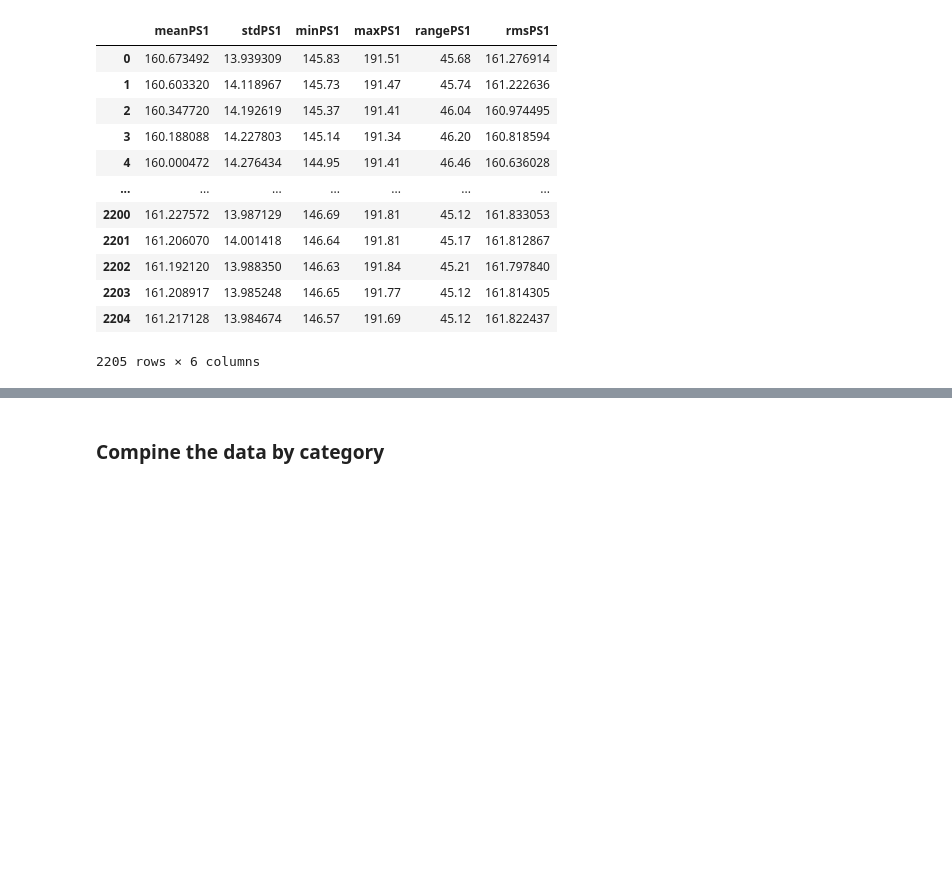
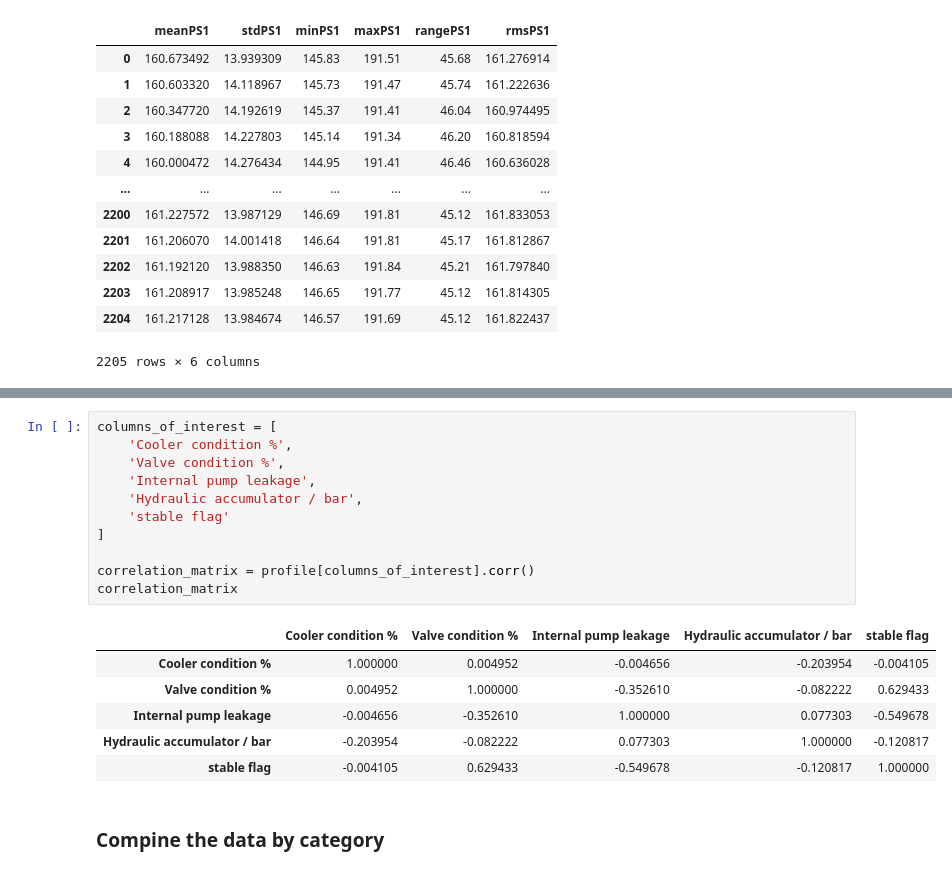
Before and after one commit to RealThanosP/pred-main-mod, a Jupyter notebook: Data_features_Dimitris.ipynb, the cells around one changed output, grey strips where cells are left out. Saved outputs shown, nothing was run; the diff lists cells and outputs as text; blank space fills up the shorter version.

Commit message:
Created a correlation matrix

```diff
--- a/Data_features_Dimitris.ipynb
+++ b/Data_features_Dimitris.ipynb
@@ -177,3 +185,21 @@ PS1_stats
+# %%
+columns_of_interest = [
+    'Cooler condition %',
+    'Valve condition %',
+    'Internal pump leakage',
+    'Hydraulic accumulator / bar',
+    'stable flag'
+]
+
+correlation_matrix = profile[columns_of_interest].corr()
+correlation_matrix
+# %% [output]
+|  | Cooler condition % | Valve condition % | Internal pump leakage | Hydraulic accumulator / bar | stable flag |
+| Cooler condition % | 1.000000 | 0.004952 | -0.004656 | -0.203954 | -0.004105 |
+| Valve condition % | 0.004952 | 1.000000 | -0.352610 | -0.082222 | 0.629433 |
+| Internal pump leakage | -0.004656 | -0.352610 | 1.000000 | 0.077303 | -0.549678 |
+| Hydraulic accumulator / bar | -0.203954 | -0.082222 | 0.077303 | 1.000000 | -0.120817 |
+| stable flag | -0.004105 | 0.629433 | -0.549678 | -0.120817 | 1.000000 |
 # %% [markdown]
 ### Compine the data by category
 # %%
```
Also changed, not shown: parts of 3 cells of this notebook.
